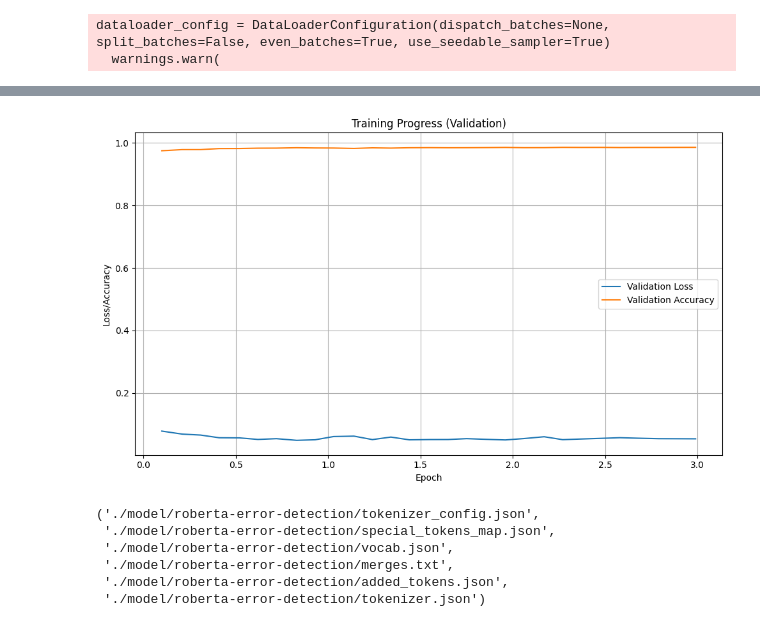
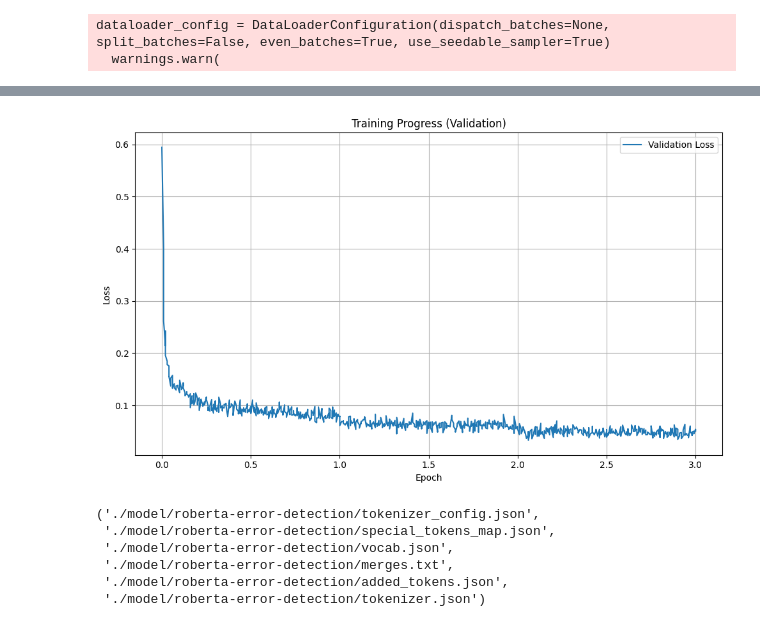
Before and after one commit to poziarnik/KNN, a Jupyter notebook: bert-experiments/token-classification-finetune.ipynb, the cells around one changed output, grey strips where cells are left out. Saved outputs shown, nothing was run; the diff lists cells and outputs as text; code cells hidden in the pictures.

```diff
--- a/bert-experiments/token-classification-finetune.ipynb
+++ b/bert-experiments/token-classification-finetune.ipynb
@@ -34,5 +35,5 @@ DatasetDict({
 # %%
-label_list = [0, 1]
+LABEL_LIST = [0, 1]
 # %% [markdown]
 ### Load RoBERTa model tokenizer
 
@@ -169,7 +157,9 @@ from transformers import TrainingArguments
 
 args = TrainingArguments(
     f"{MODEL}-finetuned-error-detection",
-    evaluation_strategy="steps",
+    evaluation_strategy="epoch",
+    logging_strategy="steps",
+    logging_steps=10,
     optim="adamw_torch",
     learning_rate=2e-5,
     per_device_train_batch_size=BATCH_SIZE,
@@ -209,11 +199,11 @@ def compute_binary_classification_metrics(p):
 
     # Remove ignored index (special tokens)
     true_predictions = [
-        [label_list[p] for (p, l) in zip(prediction, label) if l != -100]  # noqa: E741
+        [LABEL_LIST[p] for (p, l) in zip(prediction, label) if l != -100]  # noqa: E741
         for prediction, label in zip(predictions, labels)
     ]
     true_labels = [
-        [label_list[l] for (p, l) in zip(prediction, label) if l != -100]  # noqa: E741
+        [LABEL_LIST[l] for (_, l) in zip(prediction, label) if l != -100]  # noqa: E741
         for prediction, label in zip(predictions, labels)
     ]
 
@@ -241,7 +231,7 @@ trainer = Trainer(
     model,
     args,
     train_dataset=tokenized_datasets["train"],
-    eval_dataset=tokenized_datasets["test"],
+    eval_dataset=tokenized_datasets["validate"],
     data_collator=data_collator,
     tokenizer=tokenizer,
     compute_metrics=compute_binary_classification_metrics
@@ -268,38 +251,34 @@ KeyboardInterrupt:
 # %%
 import pandas as pd
 import matplotlib.pyplot as plt
 
-filtered_logs = [log for log in trainer.state.log_history if "eval_loss" in log]
+filtered_logs = [log for log in trainer.state.log_history if "eval_loss" not in log]
 
 df = pd.DataFrame(filtered_logs)
 
-val_loss = df["eval_loss"]
-val_accuracy = df["eval_accuracy"]
+val_loss = df["loss"]
 
 # Create the plot
 plt.figure(figsize=(10, 6))
 
 # Plot validation loss (if available)
 if val_loss[0] is not None:  # Check if data exists
     plt.plot(df["epoch"], val_loss, label="Validation Loss")
 
-# Plot validation accuracy
-plt.plot(df["epoch"], val_accuracy, label="Validation Accuracy")
-
 # Add labels and title
 plt.xlabel("Epoch")
-plt.ylabel("Loss/Accuracy")
+plt.ylabel("Loss")
 plt.title("Training Progress (Validation)")
 
 # Add legend
 plt.legend()
 
 # Show the plot
 plt.grid(True)
 plt.tight_layout()  # Adjust layout to prevent overlapping elements
 plt.show()
 # %% [output]
-[figure, old version]
+[figure, new version]
 # %%
 model.save_pretrained("./model/roberta-error-detection", from_pt=True)
 tokenizer.save_pretrained("./model/roberta-error-detection", from_pt=True)
```
Also changed, not shown: parts of 10 cells of this notebook, 6 other files.
